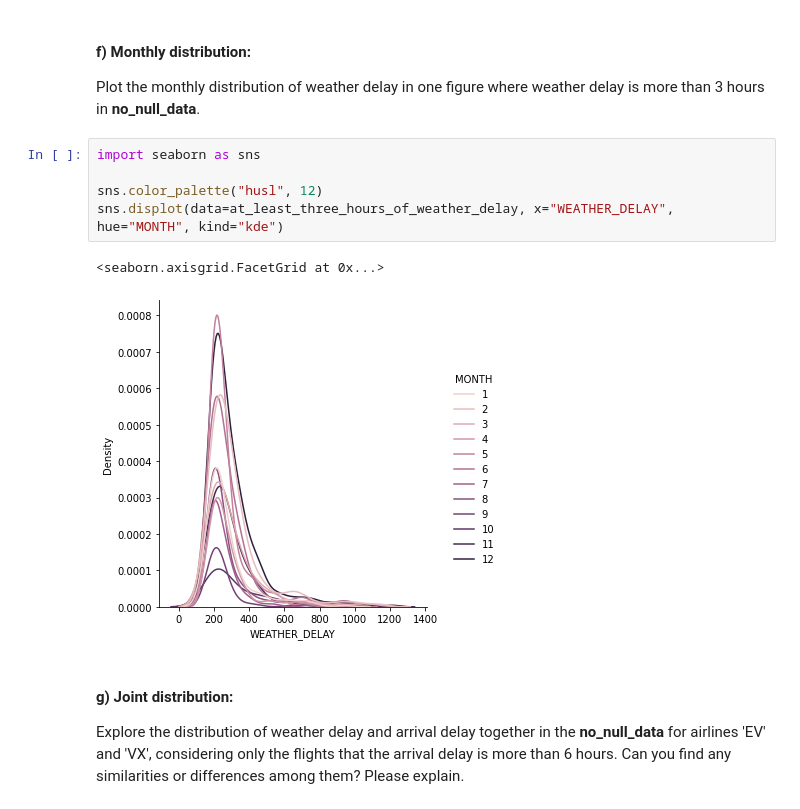
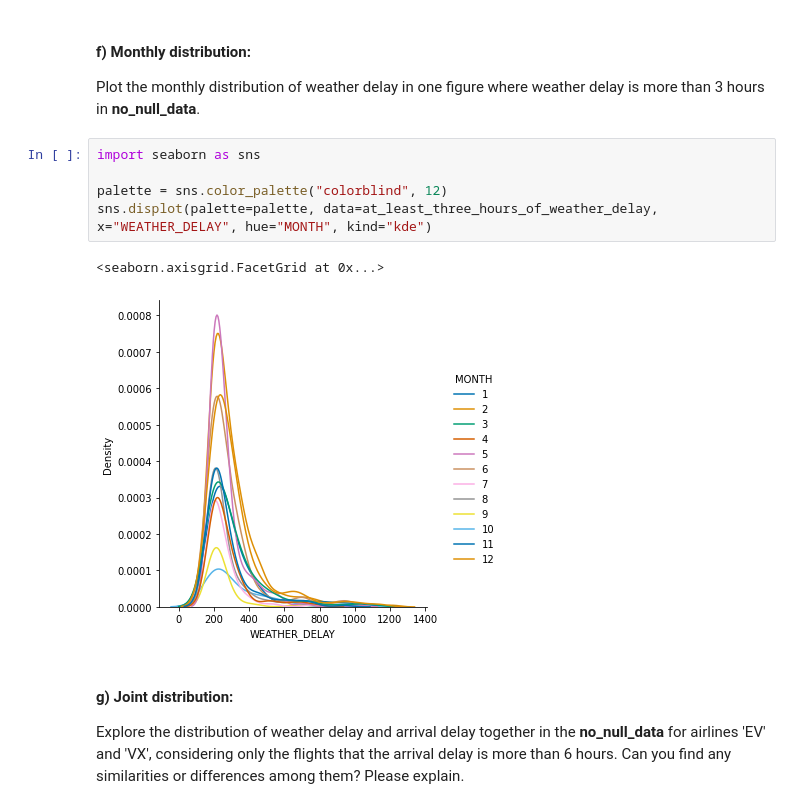
Before and after one commit to LD-devel/IDS-1, a Jupyter notebook: assignment_part1.ipynb, the cells around one changed output. Saved outputs shown, nothing was run; the diff lists cells and outputs as text.

```diff
--- a/assignment_part1.ipynb
+++ b/assignment_part1.ipynb
@@ -273,11 +273,11 @@ Plot the monthly distribution of weather delay in one figure where weather delay
 # %%
 import seaborn as sns
 
-sns.color_palette("husl", 12)
-sns.displot(data=at_least_three_hours_of_weather_delay, x="WEATHER_DELAY", hue="MONTH", kind="kde")
+palette = sns.color_palette("colorblind", 12)
+sns.displot(palette=palette, data=at_least_three_hours_of_weather_delay, x="WEATHER_DELAY", hue="MONTH", kind="kde")
 # %% [output]
 <seaborn.axisgrid.FacetGrid at 0x...>
-[figure, old version]
+[figure, new version]
 # %% [markdown]
 #### g) Joint distribution:
 Explore the distribution of weather delay and arrival delay together in the <b>no_null_data</b> for airlines 'EV' and 'VX', considering only the flights that the arrival delay is more than 6 hours. Can you find any similarities or differences among them? Please explain.
```
Also changed, not shown: parts of 20 cells of this notebook.
